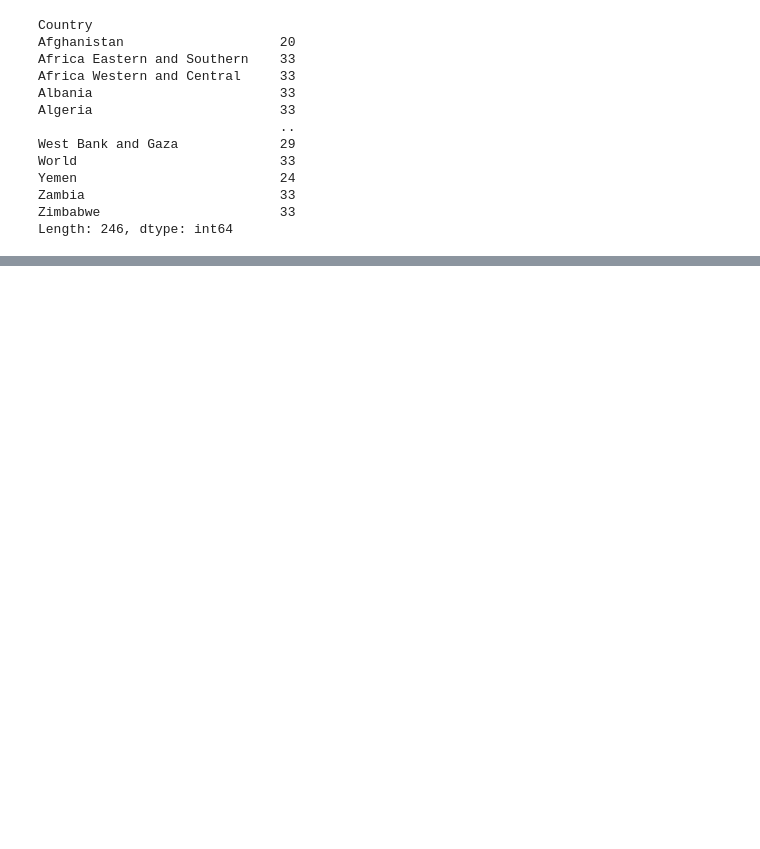
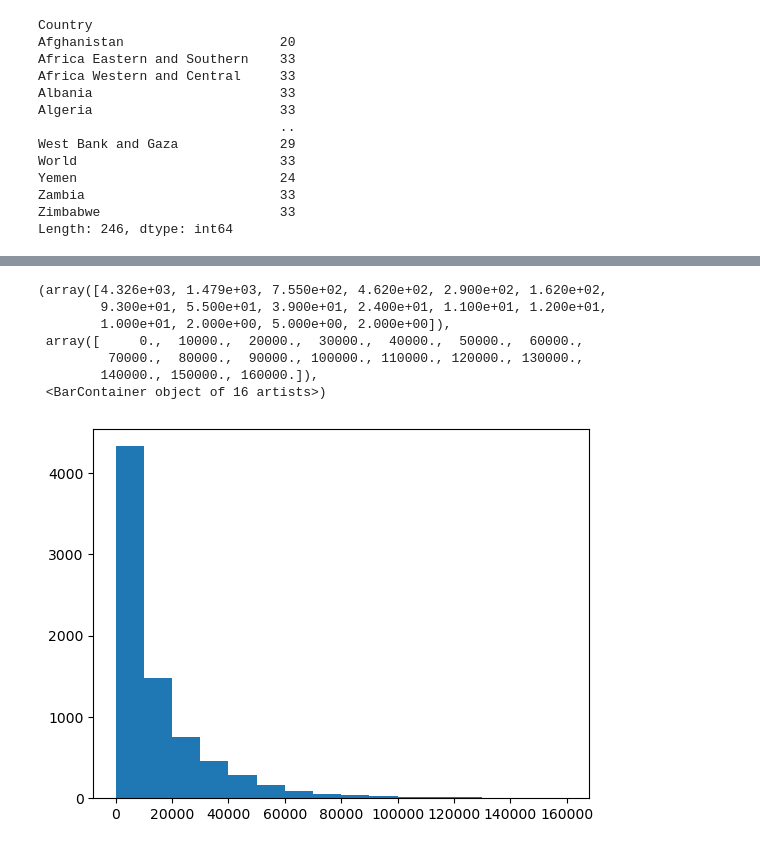
Before and after one commit to nss-data-science-cohort-8/un-exploration-MultidisciplinaryDeepDives, a Jupyter notebook: notebooks/UN_Data_Exploration.ipynb, the cells around one changed output, grey strips where cells are left out. Drawn from its saved outputs; the diff is of its cells as text; code cells hidden in the pictures; blank space fills up the shorter version.

```diff
--- a/notebooks/UN_Data_Exploration.ipynb
+++ b/notebooks/UN_Data_Exploration.ipynb
@@ -166,0 +212,3 @@ Length: 246, dtype: int64
+# %%
+GDP_Per_Capita_series = gdp_df['GDP_Per_Capita'].squeeze()
+GDP_Per_Capita_series
@@ -166,0 +231,12 @@ Length: 246, dtype: int64
+# %%
+plt.hist(GDP_Per_Capita_series, bins=[0, 10000, 20000, 30000, 40000, 50000, 60000, 70000, 80000, 90000, 100000, 110000, 120000, 130000, 140000, 150000, 160000])
+# plt.hist(gdp_2021['GDP_Per_Capita'], np.arrange(0,170000,10000));
+# %% [output]
+(array([4.326e+03, 1.479e+03, 7.550e+02, 4.620e+02, 2.900e+02, 1.620e+02,
+        9.300e+01, 5.500e+01, 3.900e+01, 2.400e+01, 1.100e+01, 1.200e+01,
+        1.000e+01, 2.000e+00, 5.000e+00, 2.000e+00]),
+ array([     0.,  10000.,  20000.,  30000.,  40000.,  50000.,  60000.,
+         70000.,  80000.,  90000., 100000., 110000., 120000., 130000.,
+        140000., 150000., 160000.]),
+ <BarContainer object of 16 artists>)
+[figure, added]
```
Also changed, not shown: parts of 17 cells of this notebook.
